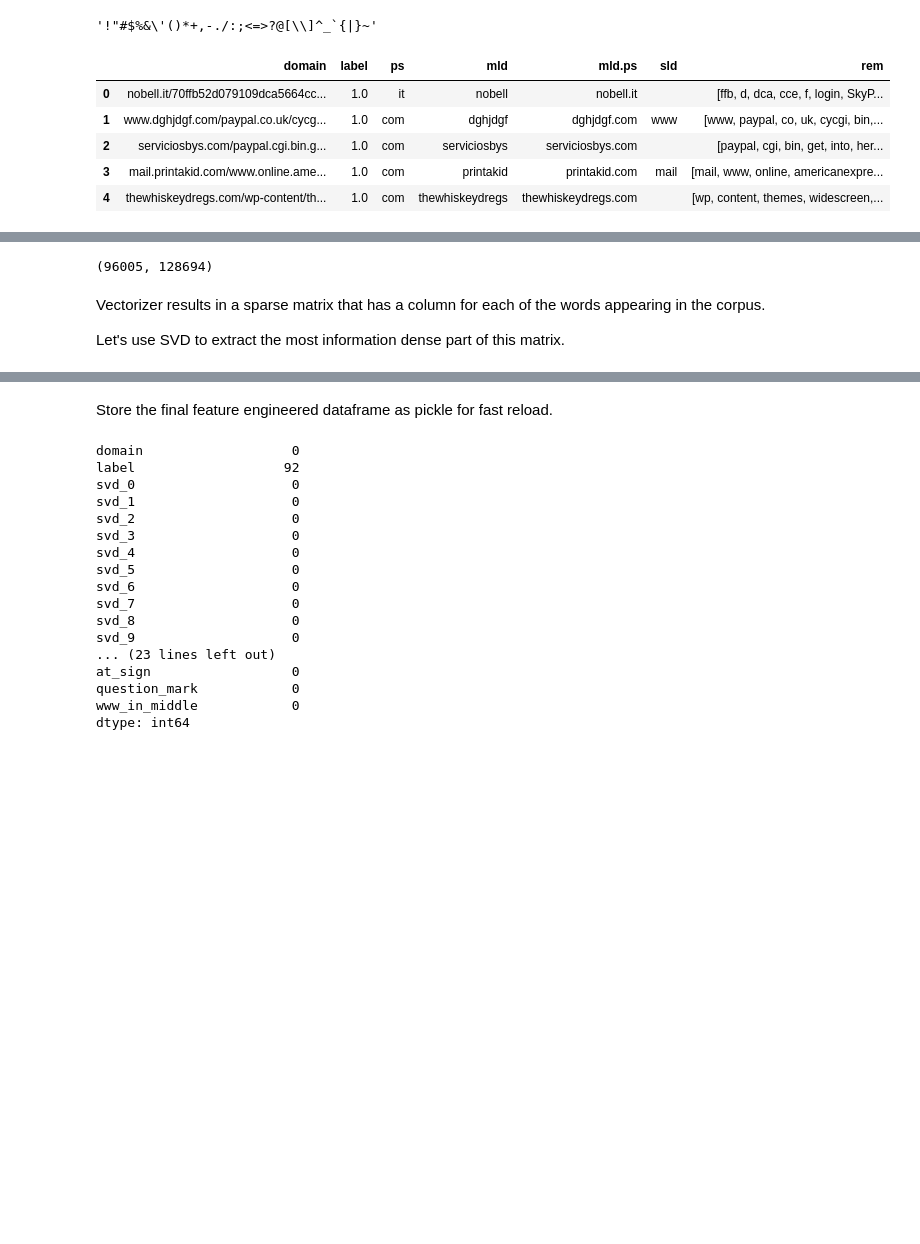
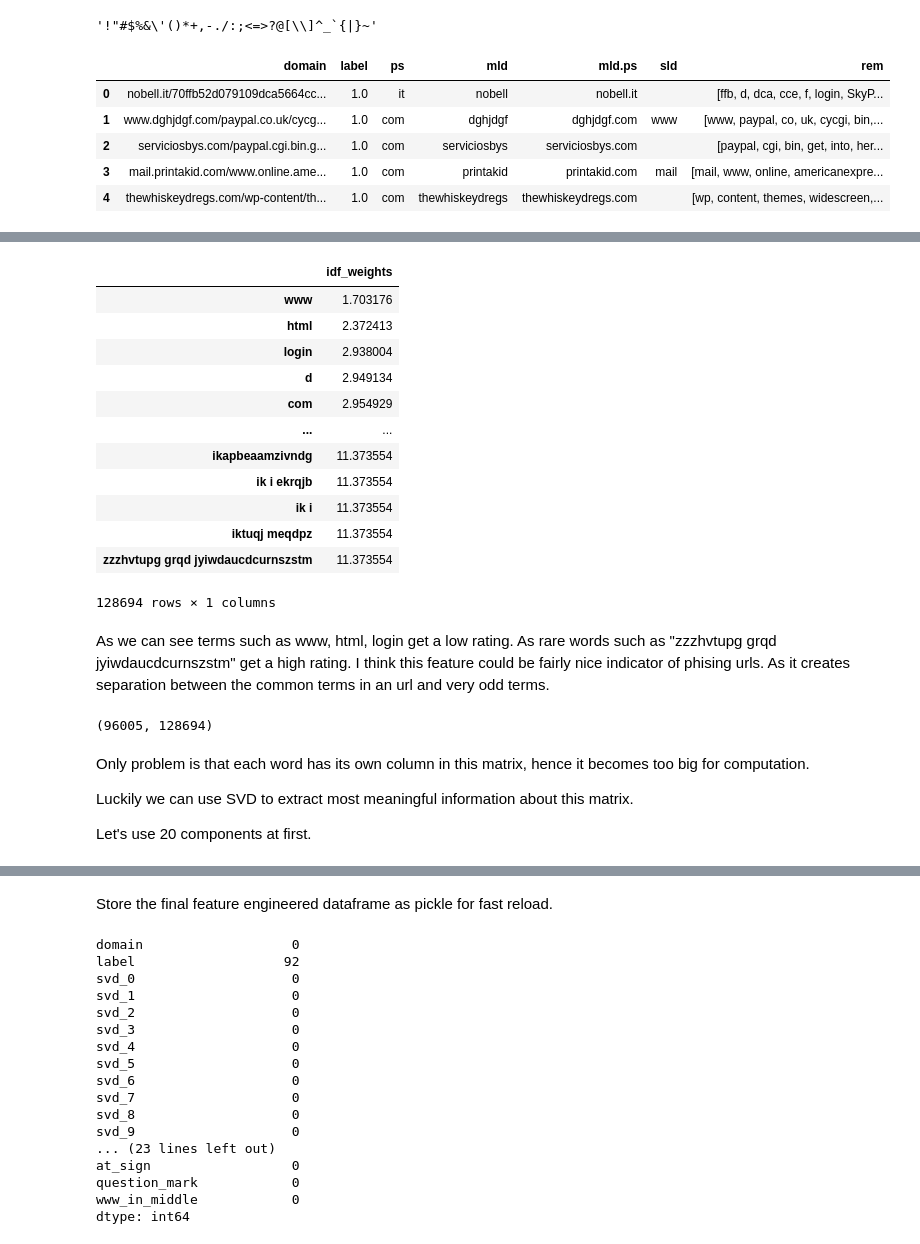
Before and after one commit to pauliinasol/esitehtava-setit, a Jupyter notebook: pre_assignment.ipynb, the cells around one changed output, grey strips where cells are left out. Saved outputs shown, nothing was run; the diff lists cells and outputs as text; code cells hidden in the pictures; blank space fills up the shorter version.

```diff
--- a/pre_assignment.ipynb
+++ b/pre_assignment.ipynb
@@ -86,6 +88,7 @@ warnings.filterwarnings('ignore') # Added after we are done to suppress useless
 from string import punctuation
 # %%
 def get_domain_age_in_days(domain):
+    "Returns the domain age in days by querying an API. If the request fails, returns the error as a string"
     show =  "https://input.payapi.io/v1/api/fraud/domain/age/" + domain
     try:
         r = requests.get(show)
@@ -95,8 +98,10 @@ def get_domain_age_in_days(domain):
     except requests.exceptions.RequestException as e:
         return str(e).split(':')[0]
 
+
 # https://ip-api.com/ is a free geolocation API
 def get_hosting_country(domain):
+    "Returns the domain hosting country by querying an API. If the request fails, returns the error as a string"
     show = "http://ip-api.com/json/" + domain
     try:
         r = requests.get(show)
@@ -107,6 +112,7 @@ def get_hosting_country(domain):
         return str(e).split(':')[0]
 
 def get_org_field(domain):
+    "Returns the organization that has registered the domain by querying an API. If the request fails, returns the error as a string"
     show = "http://ip-api.com/json/" + domain
     try:
         r = requests.get(show)
@@ -117,27 +123,33 @@ def get_org_field(domain):
         return str(e).split(':')[0]
 
 def parse_domain_from_url(url):
+    "Returns the domain part of an url."
     t = urlparse(url).netloc
     return '.'.join(t.split('.')[-2:])
 
 def remove_prefix(text, prefix):
+    "Removes prefix from a string. Returns the string without the prefix"
     return text[len(prefix):] if text.startswith(prefix) else text
 
 def clean_up_url(url):
+    "Removes http:// or https:// prefix from an string. Returns the string without the prefix"
     prefixes = ['http://', 'https://']
     for prefix in prefixes:
         url = remove_prefix(url, prefix)
     return url
 
 def n_non_alphanumerics(string):
+    "Returns the number of non alphanumeric chars in a string"
     return len([char for char in string if not char.isalpha()])
 
 #https://www.researchgate.net/publication/333166694_Phishing_URL_detection_system_based_on_URL_features_using_SVM
 def n_suspicous_chars(string):
+    "Returns the number of special characters (!#$%&\'()*+,-./:;<=>?@[\\]^_`{|}~) in a string"
     return len([char for char in string if char in punctuation])
 
 # https://www.wandera.com/top-10-mobile-phishing-techniques/
 def top_misspelled(domain):
+    "Returns whether an url contains misspelled words"
     top_misspelled = ['apple-com', 'applecom', 'apple.con', 'appie.com',  'app-le.com',
                       'pavpal.com', 'puaypal.com', 'pauypal.com', 'paypal-com', 'paypai.com',
                       'wellsf.argo.com', 'Iclod.com', 'icloud-com', '1cloud.com', 'lcloud.com',
@@ -148,25 +160,32 @@ def top_misspelled(domain):
     return any(misspelled in domain for misspelled in top_misspelled)
 
 def top_companies(domain):
+    "Returns if an url contains a common company name that is used for phising"
     companies = ['apple', 'microsoft', 'paypal', 'amazon', 'facebook',
                  'americanexpress', 'apple-id', 'icloud']
 
     return any(company in domain for company in companies)
 
 def www_in_middle(domain):
+    """Returns whether URL contains common http, https or www in the middle of the string.
+        NOTE: Assumes that common prefixes like http:// or www. are removed from the start of the string beforehand.
+    """
     keywords = ['http', 'https', 'www']
     return any(kw in domain for kw in keywords)
 
 def list_to_string(list_of_strings):
+    "Converts list of strings into a single string separated by whitespace"
     return ' '.join(list_of_strings)
 
 def shortened_url(url):
+    "Returns whether url is shortened"
     # From: https://www.adweek.com/digital/top-5-url-shorteners-and-3-honorable-mentions/
     common = ['bit.ly', 'goo.gl', 'Owl.ly', 'Deck.ly', 'Su.pr',
               'fur.ly', 'moourl.com']
     return any(x in url for x in common)
 
 def split_url_inference(row):
+    "Creates a list of the URL characters split on non-alphanumeric characters."
     splitted = re.split('[^a-zA-Z]', row['url'])
     splitted = [x for x in splitted if x != ""]
     try:
@@ -178,6 +197,7 @@ def split_url_inference(row):
     return splitted
 
 def analyze_url(url, api=True):
+    "Analyzes the url and generates features. Returns a dict of the features."
 
     # Dictionaries are extremely efficient and optimized in python. Also easy to convert into a Pandas dataframe for predictions.
     features = dict()
@@ -227,6 +247,7 @@ def analyze_url(url, api=True):
     features['question_mark'] = '?' in url
     features['www_in_middle'] = www_in_middle(url)
 
+    # Features based on whether the URL is found from Open page rank initiative.
     features['in_10mil_most_common'] = common_page(features['mld.ps'])
     features['page_ranking'] = page_ranking(features)
 
@@ -425,6 +470,7 @@ punctuation
 '!"#$%&\'()*+,-./:;<=>?@[\\]^_`{|}~'
 # %%
 def split_url(row):
+    "Creates a list of the URL characters split on non-alphanumeric characters."
     splitted = re.split('[^a-zA-Z]', row['domain'])
     splitted = [x for x in splitted if x != ""]
     try:
@@ -436,6 +482,7 @@ def split_url(row):
     return splitted
 
 def extract_domain_parts(data):
+    "Splits urls in a dataframe to parts based on the suffix and domain name"
     data['domain'] = data['domain'].apply(clean_up_url)
     data['ps'] = data['domain'].apply(lambda x: tlde.extract(x).suffix)
     data['mld'] = data['domain'].apply(lambda x: tlde.extract(x).domain)
@@ -445,6 +492,7 @@ def extract_domain_parts(data):
     return data
 
 def create_features(data):
+    "Creates features for the whole dataframe. Returns the dataframe with the new features."
     data['url_length'] = data['domain'].apply(len)
     data['n_numbers_in_url'] = data['domain'].apply(lambda url: sum(c.isdigit() for c in url))
     data['n_dots_in_url'] = data['domain'].apply(lambda url: url.count('.'))
@@ -488,16 +538,17 @@ Sklearn has a nice implementation of this.
 from sklearn.feature_extraction.text import TfidfVectorizer
 from sklearn.decomposition import TruncatedSVD
 
-
 def tfidf_features(corpus):
+    "Uses the TFIDF algorithm to count frequency of words. Returns the word matrix and the transformer object."
     tfv = TfidfVectorizer(min_df=2,  max_features=None,
         strip_accents='unicode', analyzer='word', token_pattern=r'(?u)\b\w+\b',
         ngram_range=(1, 3), use_idf=1, smooth_idf=1, sublinear_tf=1,)
     tfv.fit(list(corpus))
     X = tfv.transform(corpus)
-    return X
+    return X, tfv
 
 def svd_features(df, freq_matrix, n_comps=20):
+    "Runs svd on the freq_matrix and adds those new svd features to the dataframe df."
     svd = TruncatedSVD(n_components=n_comps) #Choose 20 most relevant ones.
     svd.fit(freq_matrix)
     freq_matrix = svd.transform(freq_matrix)
@@ -517,0 +561,3 @@ Wall time: 6.21 s
+# %%
+%%time
+X, tfv = tfidf_features(corpus)
@@ -518,10 +567,31 @@ Wall time: 6.21 s
+# %%
+df_idf = pd.DataFrame(tfv.idf_, index=tfv.get_feature_names(),columns=["idf_weights"])
+df_idf.sort_values(by=['idf_weights'])
+# %% [output]
+|  | idf_weights |
+| www | 1.703176 |
+| html | 2.372413 |
+| login | 2.938004 |
+| d | 2.949134 |
+| com | 2.954929 |
+| ... | ... |
+| ikapbeaamzivndg | 11.373554 |
+| ik i ekrqjb | 11.373554 |
+| ik i | 11.373554 |
+| iktuqj meqdpz | 11.373554 |
+| zzzhvtupg grqd jyiwdaucdcurnszstm | 11.373554 |
+128694 rows × 1 columns
+# %% [markdown]
+As we can see terms such as www, html, login get a low rating. As rare words such as "zzzhvtupg grqd jyiwdaucdcurnszstm" get a high rating. I think this feature could be fairly nice indicator of phising urls. As it creates separation between the common terms in an url and very odd terms.
 # %%
 X.shape
 # %% [output]
 (96005, 128694)
-# %% [markdown]
-Vectorizer results in a sparse matrix that has a column for each of the words appearing in the corpus.
-
-Let's use SVD to extract the most information dense part of this matrix.
+# %% [markdown]
+Only problem is that each word has its own column in this matrix, hence it becomes too big for computation.
+
+Luckily we can use SVD to extract most meaningful information about this matrix.
+
+Let's use 20 components at first.
 # %%
 %%time
```
Also changed, not shown: parts of 43 cells of this notebook.
